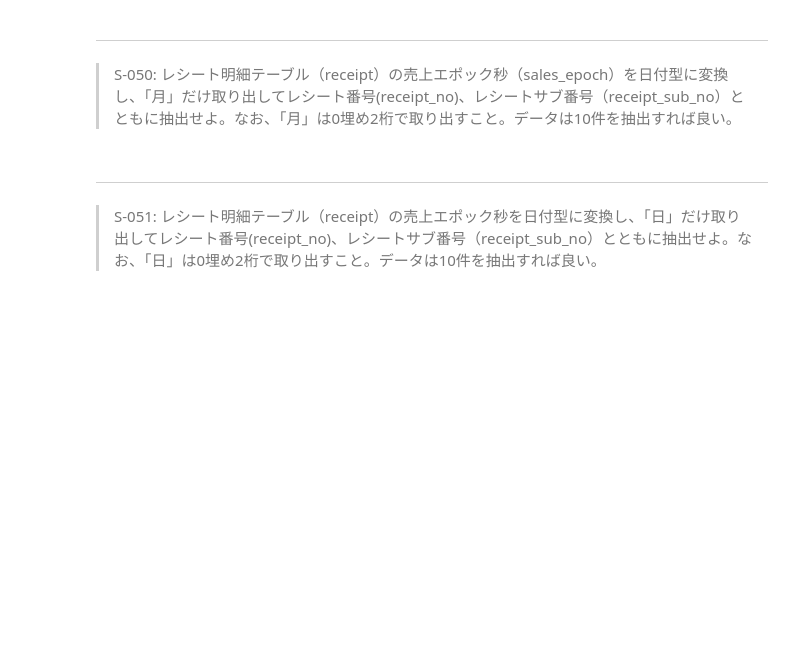
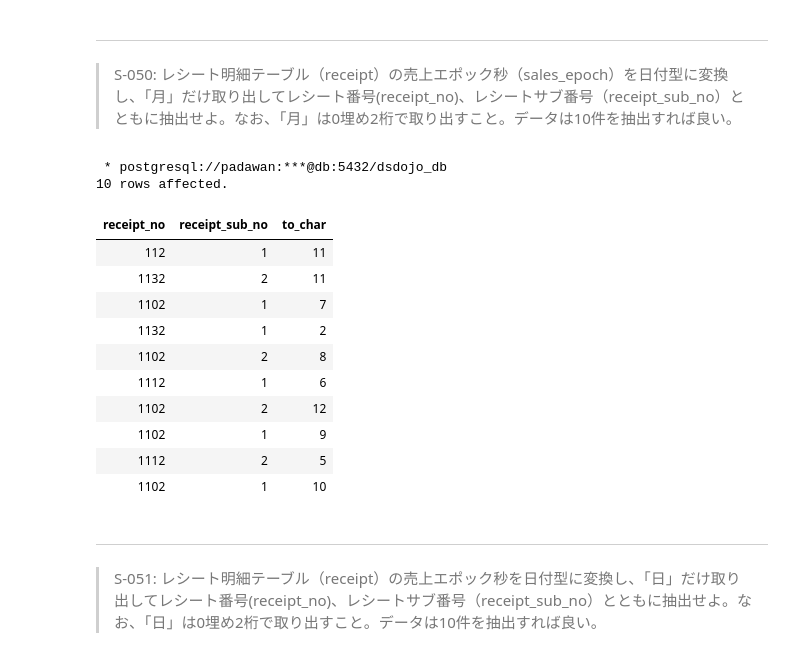
Before and after one commit to kouta0530/jupyter, a Jupyter notebook: practice/100knocks-preprocess/docker/work/preprocess_knock_SQL.ipynb, the cells around one changed output. Saved outputs shown, nothing was run; the diff lists cells and outputs as text; code cells hidden in the pictures; blank space fills up the shorter version.

```diff
--- a/practice/100knocks-preprocess/docker/work/preprocess_knock_SQL.ipynb
+++ b/practice/100knocks-preprocess/docker/work/preprocess_knock_SQL.ipynb
@@ -1212,3 +1210,20 @@ select receipt_no,receipt_sub_no,TO_CHAR(EXTRACT(YEAR FROM to_timestamp(sales_ep
+# %%
+%%sql
+SELECT receipt_no,receipt_sub_no,TO_CHAR(EXTRACT(MONTH FROM TO_TIMESTAMP(sales_epoch)),'FM9999') FROM receipt LIMIT 10
+# %% [output]
+ * postgresql://padawan:***@db:5432/dsdojo_db
+10 rows affected.
+| receipt_no | receipt_sub_no | to_char |
+| 112 | 1 | 11 |
+| 1132 | 2 | 11 |
+| 1102 | 1 | 7 |
+| 1132 | 1 | 2 |
+| 1102 | 2 | 8 |
+| 1112 | 1 | 6 |
+| 1102 | 2 | 12 |
+| 1102 | 1 | 9 |
+| 1112 | 2 | 5 |
+| 1102 | 1 | 10 |
 # %% [markdown]
 ---
 > S-051: レシート明細テーブル（receipt）の売上エポック秒を日付型に変換し、「日」だけ取り出してレシート番号(receipt_no)、レシートサブ番号（receipt_sub_no）とともに抽出せよ。なお、「日」は0埋め2桁で取り出すこと。データは10件を抽出すれば良い。
```
Also changed, not shown: parts of 1 cell of this notebook.
